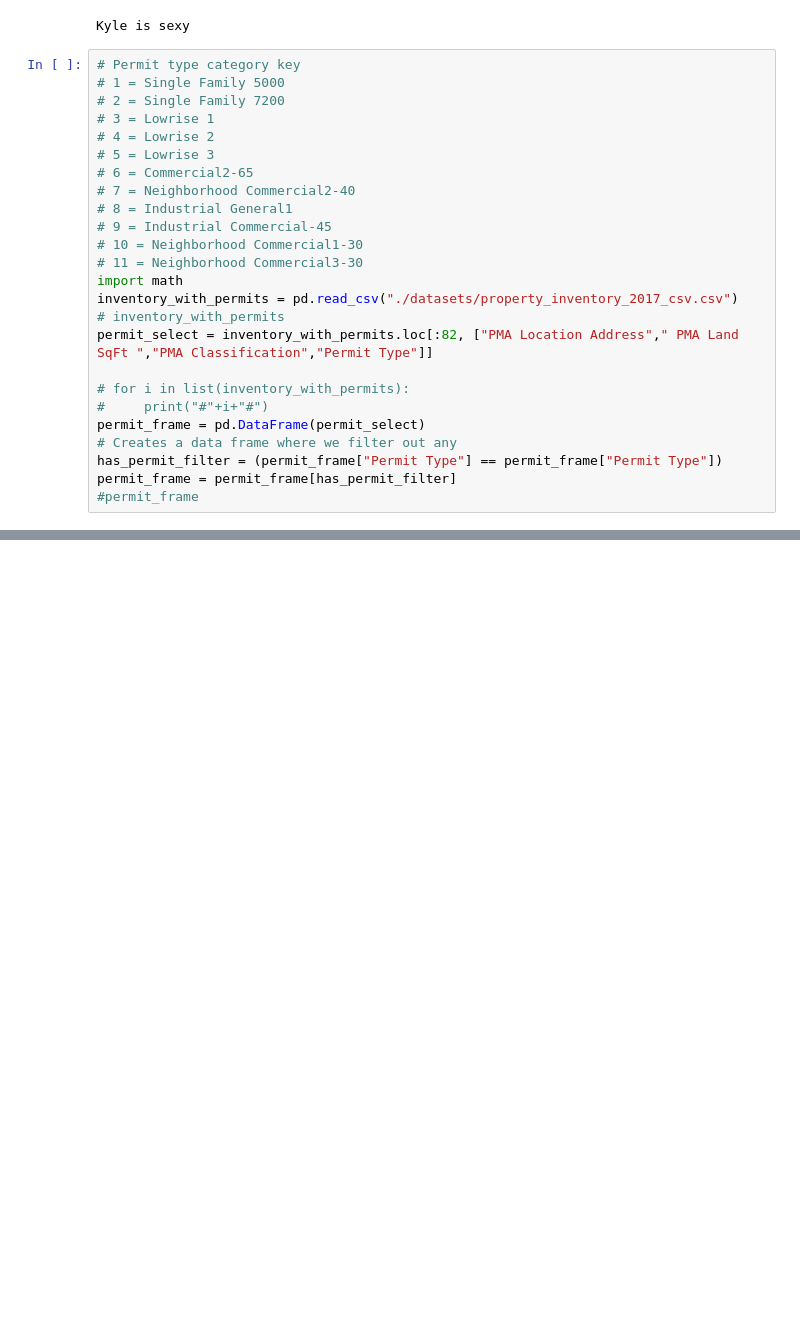
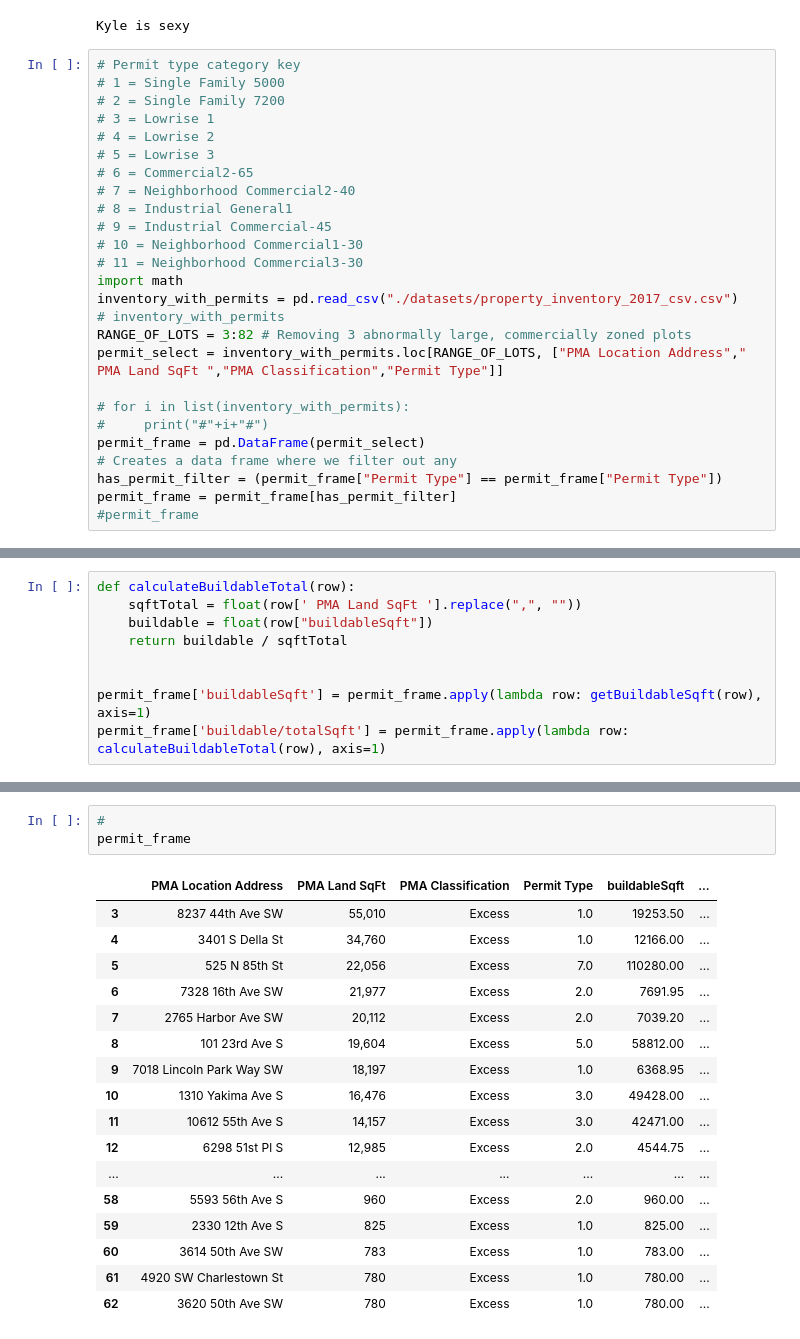
Before and after one commit to info370/project-dataseyance, a Jupyter notebook: Exploring Property Inventory.ipynb, the cells around one changed output, grey strips where cells are left out. Cells and saved outputs as stored; diff of their text form; blank space fills up the shorter version.

```diff
--- a/Exploring Property Inventory.ipynb
+++ b/Exploring Property Inventory.ipynb
@@ -110,7 +110,8 @@ Kyle is sexy
 import math
 inventory_with_permits = pd.read_csv("./datasets/property_inventory_2017_csv.csv")
 # inventory_with_permits
-permit_select = inventory_with_permits.loc[:82, ["PMA Location Address"," PMA Land SqFt ","PMA Classification","Permit Type"]]
+RANGE_OF_LOTS = 3:82 # Removing 3 abnormally large, commercially zoned plots
+permit_select = inventory_with_permits.loc[RANGE_OF_LOTS, ["PMA Location Address"," PMA Land SqFt ","PMA Classification","Permit Type"]]
 
 # for i in list(inventory_with_permits):
 #     print("#"+i+"#")
@@ -203,0 +214,9 @@ def getCommercialUnits(sqftTotal, permitCategory):
+# %%
+def calculateBuildableTotal(row):
+    sqftTotal = float(row[' PMA Land SqFt '].replace(",", ""))
+    buildable = float(row["buildableSqft"])
+    return buildable / sqftTotal
+
+
+permit_frame['buildableSqft'] = permit_frame.apply(lambda row: getBuildableSqft(row), axis=1)
+permit_frame['buildable/totalSqft'] = permit_frame.apply(lambda row: calculateBuildableTotal(row), axis=1)
@@ -203,0 +268,21 @@ def getCommercialUnits(sqftTotal, permitCategory):
+# %%
+#
+permit_frame
+# %% [output]
+|  | PMA Location Address | PMA Land SqFt | PMA Classification | Permit Type | buildableSqft | ... |
+| 3 | 8237 44th Ave SW | 55,010 | Excess | 1.0 | 19253.50 | ... |
+| 4 | 3401 S Della St | 34,760 | Excess | 1.0 | 12166.00 | ... |
+| 5 | 525 N 85th St | 22,056 | Excess | 7.0 | 110280.00 | ... |
+| 6 | 7328 16th Ave SW | 21,977 | Excess | 2.0 | 7691.95 | ... |
+| 7 | 2765 Harbor Ave SW | 20,112 | Excess | 2.0 | 7039.20 | ... |
+| 8 | 101 23rd Ave S | 19,604 | Excess | 5.0 | 58812.00 | ... |
+| 9 | 7018 Lincoln Park Way SW | 18,197 | Excess | 1.0 | 6368.95 | ... |
+| 10 | 1310 Yakima Ave S | 16,476 | Excess | 3.0 | 49428.00 | ... |
+| 11 | 10612 55th Ave S | 14,157 | Excess | 3.0 | 42471.00 | ... |
+| 12 | 6298 51st Pl S | 12,985 | Excess | 2.0 | 4544.75 | ... |
+| ... | ... | ... | ... | ... | ... | ... |
+| 58 | 5593 56th Ave S | 960 | Excess | 2.0 | 960.00 | ... |
+| 59 | 2330 12th Ave S | 825 | Excess | 1.0 | 825.00 | ... |
+| 60 | 3614 50th Ave SW | 783 | Excess | 1.0 | 783.00 | ... |
+| 61 | 4920 SW Charlestown St | 780 | Excess | 1.0 | 780.00 | ... |
+| 62 | 3620 50th Ave SW | 780 | Excess | 1.0 | 780.00 | ... |
```
Also changed, not shown: parts of 3 cells of this notebook.
